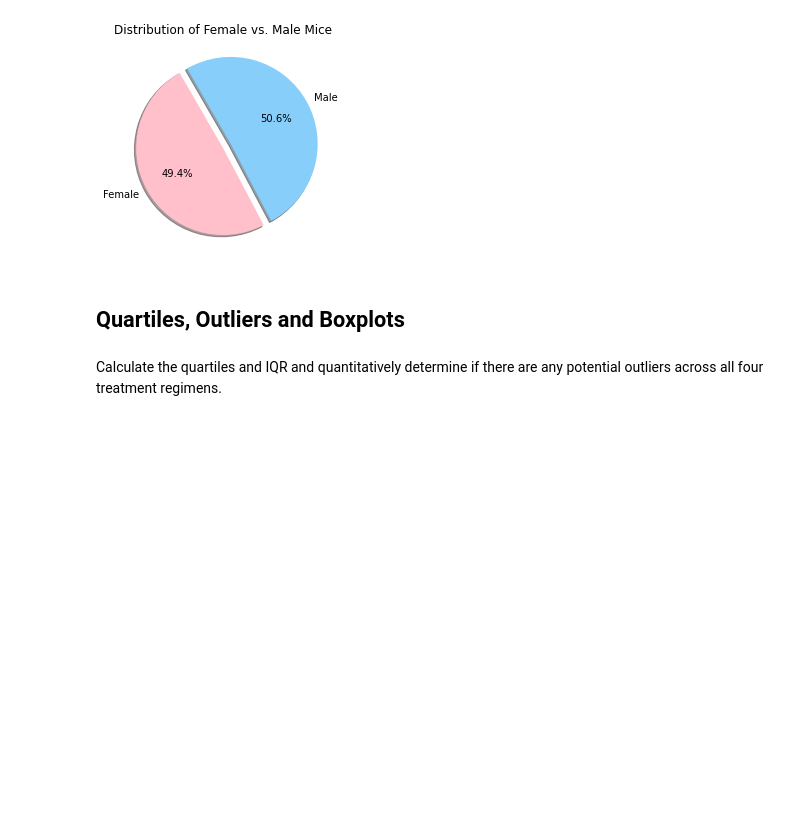
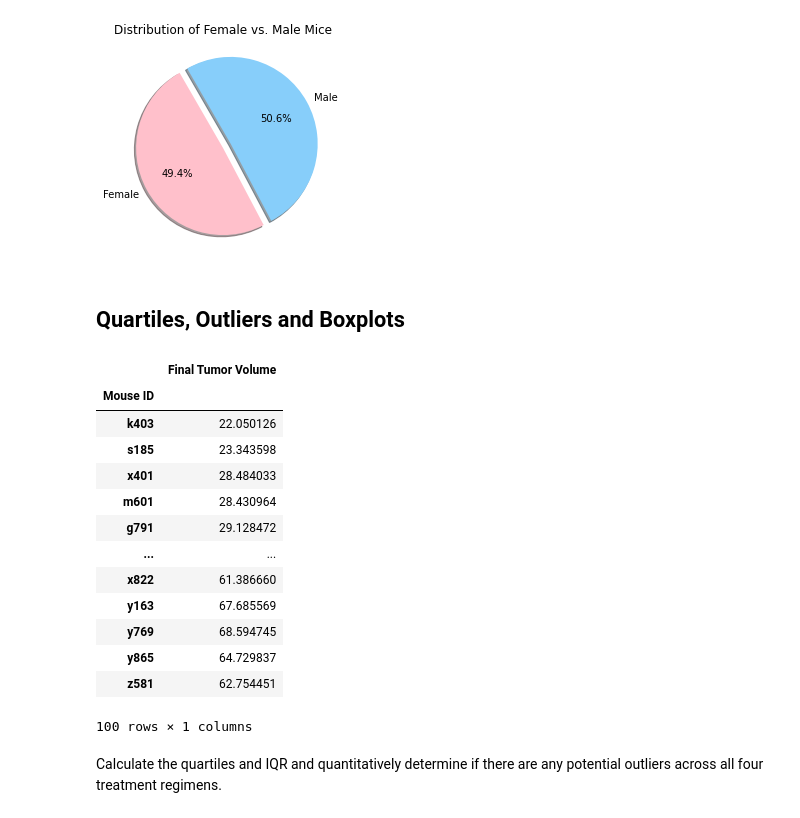
Before and after one commit to cveras33/matplotlib-challenge, a Jupyter notebook: Pymaceuticals/pymaceuticals_starter.ipynb, the cells around one changed output. Saved outputs shown, nothing was run; the diff lists cells and outputs as text; code cells hidden in the pictures; blank space fills up the shorter version.

```diff
--- a/Pymaceuticals/pymaceuticals_starter.ipynb
+++ b/Pymaceuticals/pymaceuticals_starter.ipynb
@@ -163,12 +163,45 @@ plt.savefig('plt_pie_plot.png', dpi=72, bbox_inches='tight')
 # %%
 # Calculate the final tumor volume of each mouse across four of the treatment regimens:
 # Capomulin, Ramicane, Infubinol, and Ceftamin
 
+new_merged_df = merged_df.set_index("Mouse ID")
+
+some_drug_regimens_df = new_merged_df.loc[(new_merged_df["Drug Regimen"] == "Capomulin") |
+                                   (new_merged_df["Drug Regimen"] == "Ramicane") |
+                                   (new_merged_df["Drug Regimen"] == "Infubinol") |
+                                   (new_merged_df["Drug Regimen"] == "Ceftamin"), :]
+
+per_mouse = some_drug_regimens_df.groupby("Mouse ID")
+
 # HINT: Not all mice lived until timepoint 45
 # Start by getting the last (greatest) timepoint for each mouse
 
+#I have the gist of it I think ... just got sure how to get the last
+
+final_tumor_volume = per_mouse['Tumor Volume (mm3)'].tail(1)
+final_tumor_volume.head()
+
+final_tumor_volume_per_mouse_df = pd.DataFrame({"Final Tumor Volume" : final_tumor_volume})
+
+final_tumor_volume_per_mouse_df
+
 
 # Merge this group df with the original dataframe to get the tumor volume at the last timepoint
+# %% [output]
+|  | Final Tumor Volume |
+| Mouse ID |  |
+| k403 | 22.050126 |
+| s185 | 23.343598 |
+| x401 | 28.484033 |
+| m601 | 28.430964 |
+| g791 | 29.128472 |
+| ... | ... |
+| x822 | 61.386660 |
+| y163 | 67.685569 |
+| y769 | 68.594745 |
+| y865 | 64.729837 |
+| z581 | 62.754451 |
+100 rows × 1 columns
 # %% [markdown]
 Calculate the quartiles and IQR and quantitatively determine if there are any potential outliers across all four treatment regimens.
 # %%
```
